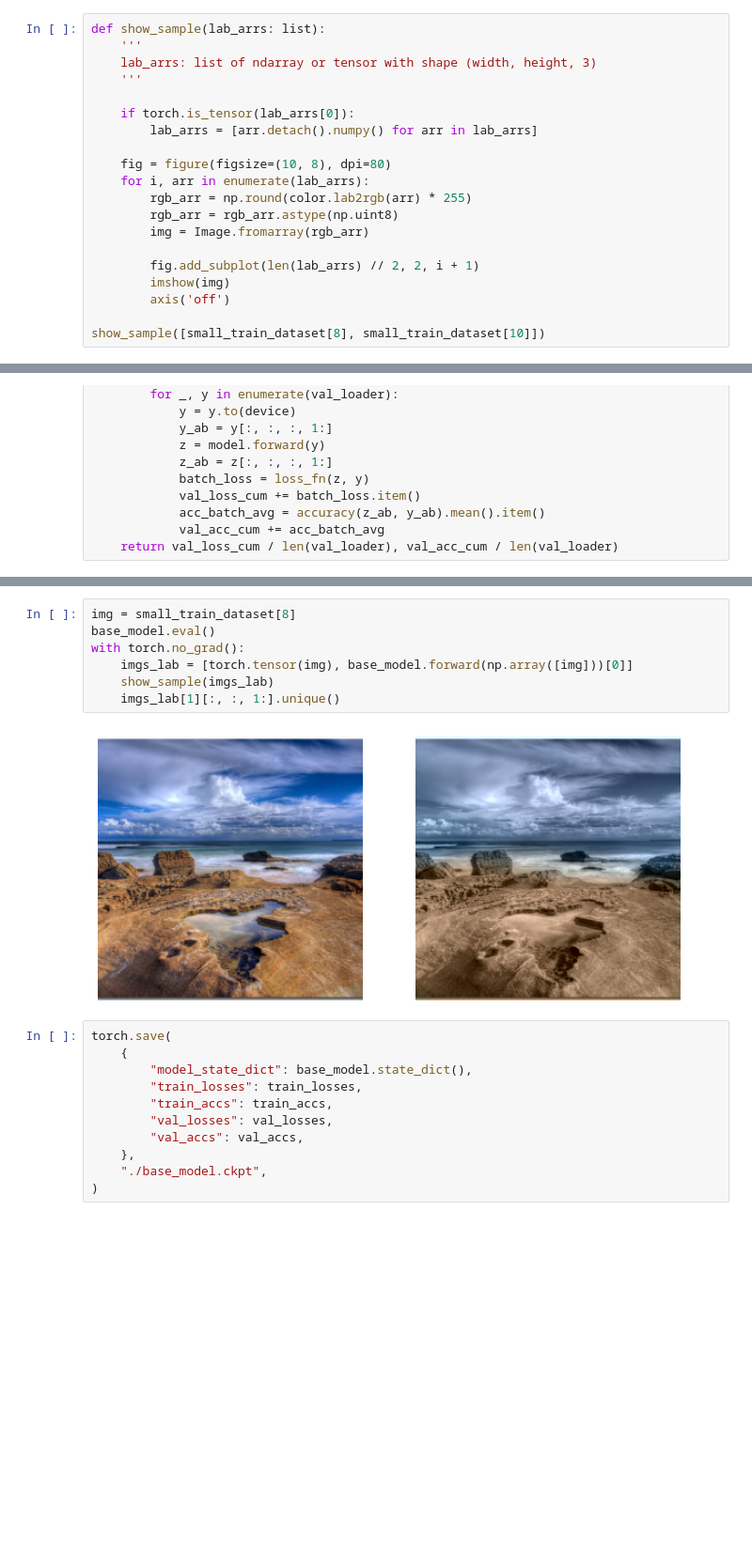
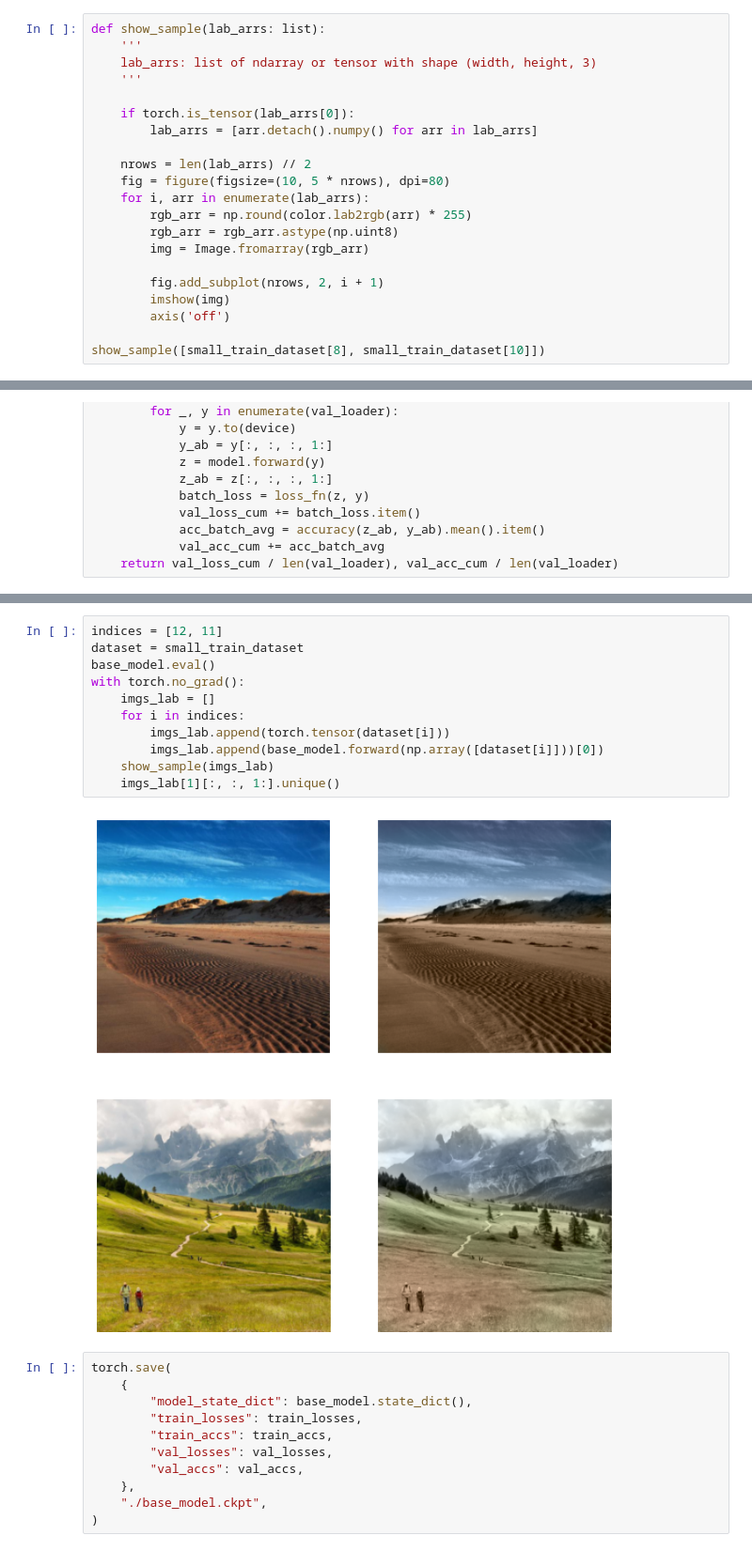
Before and after one commit to antonjolsson/image-colorization, a Jupyter notebook: image-colorization.ipynb, the cells around one changed output, grey strips where cells are left out. Shown at 94% size. Drawn from its saved outputs; the diff is of its cells as text; blank space fills up the shorter version.

Commit message:
feat: 🎸 improve image display

```diff
--- a/image-colorization.ipynb
+++ b/image-colorization.ipynb
@@ -140,13 +140,14 @@ def show_sample(lab_arrs: list):
     if torch.is_tensor(lab_arrs[0]):
         lab_arrs = [arr.detach().numpy() for arr in lab_arrs]
 
-    fig = figure(figsize=(10, 8), dpi=80)
+    nrows = len(lab_arrs) // 2
+    fig = figure(figsize=(10, 5 * nrows), dpi=80)
     for i, arr in enumerate(lab_arrs):
         rgb_arr = np.round(color.lab2rgb(arr) * 255)
         rgb_arr = rgb_arr.astype(np.uint8)
         img = Image.fromarray(rgb_arr)
 
-        fig.add_subplot(len(lab_arrs) // 2, 2, i + 1)
+        fig.add_subplot(nrows, 2, i + 1)
         imshow(img)
         axis('off')
 
@@ -373,14 +374,18 @@ Epoch 1/50: Train loss: 204.589, Train acc.: 0.946, Val. loss: 272.926, Val. acc
         Batch 4/5:      Train loss: 78.595,     Train acc.: 0.967,      Val. loss: 223.026,     Val. acc.: 0.944
 Epoch 50/50: Train loss: 75.283, Train acc.: 0.968, Val. loss: 223.661, Val. acc.: 0.943
 # %%
-img = small_train_dataset[8]
+indices = [12, 11]
+dataset = small_train_dataset
 base_model.eval()
 with torch.no_grad():
-    imgs_lab = [torch.tensor(img), base_model.forward(np.array([img]))[0]]
+    imgs_lab = []
+    for i in indices:
+        imgs_lab.append(torch.tensor(dataset[i]))
+        imgs_lab.append(base_model.forward(np.array([dataset[i]]))[0])
     show_sample(imgs_lab)
     imgs_lab[1][:, :, 1:].unique()
 # %% [output]
-[figure, old version]
+[figure, new version]
 # %%
 torch.save(
     {
```
